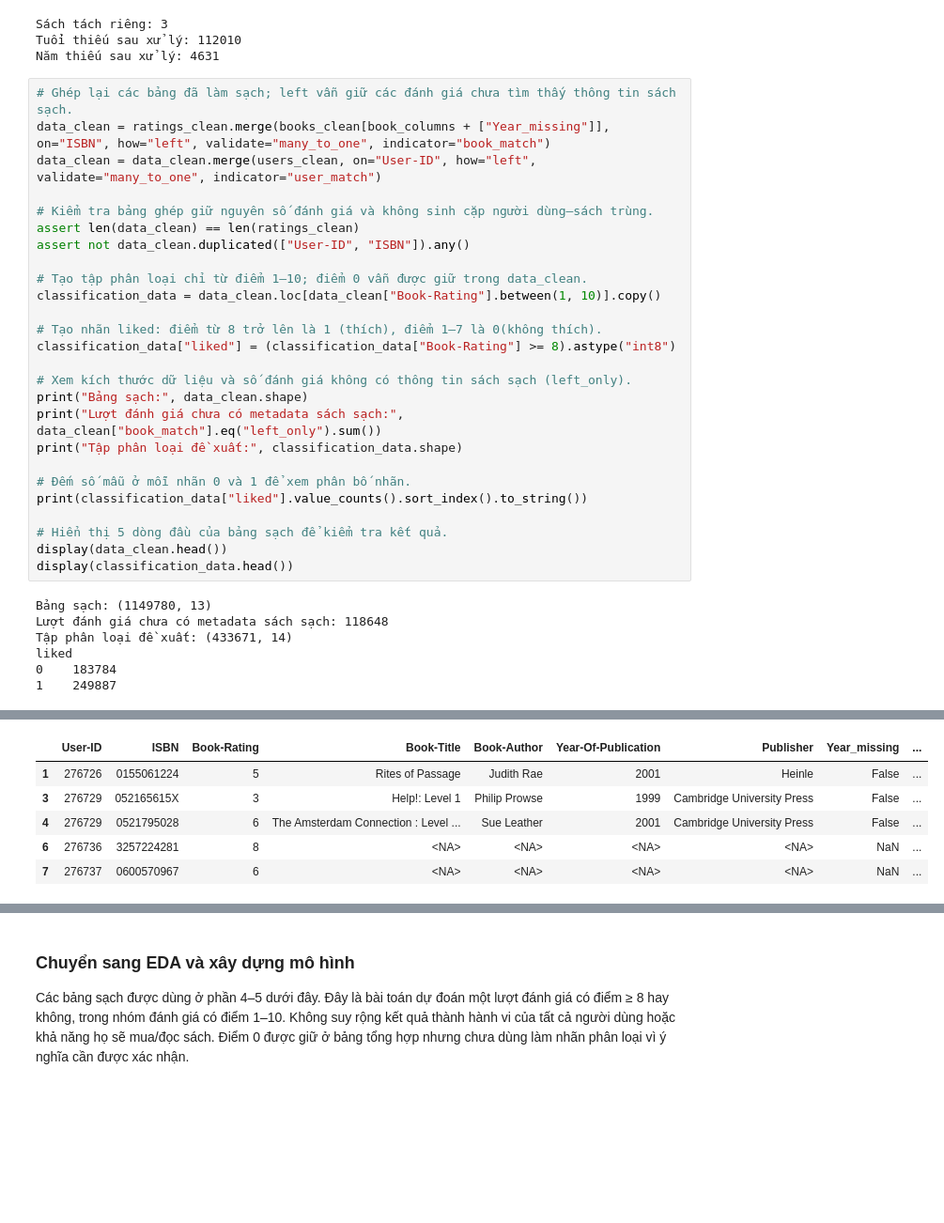
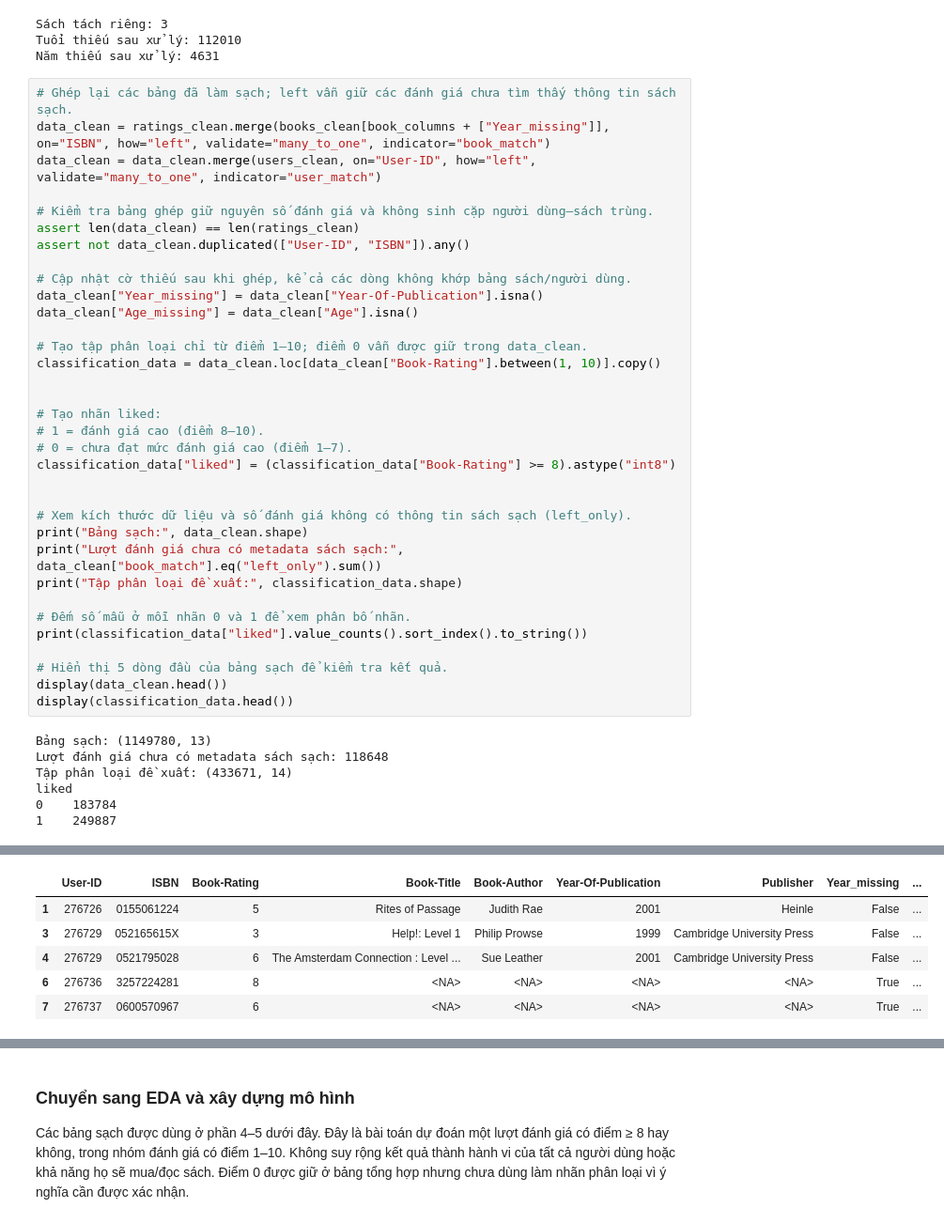
Before and after one commit to Bluenip/Data_analyst_python_midterm_project, a Jupyter notebook: mid_term_code.ipynb, the cells around one changed output, grey strips where cells are left out. Shown at 94% size. Drawn from its saved outputs; the diff is of its cells as text; blank space fills up the shorter version.

```diff
--- a/mid_term_code.ipynb
+++ b/mid_term_code.ipynb
@@ -227,39 +246,47 @@ data_clean = data_clean.merge(users_clean, on="User-ID", how="left", validate="m
 assert len(data_clean) == len(ratings_clean)
 assert not data_clean.duplicated(["User-ID", "ISBN"]).any()
 
+# Cập nhật cờ thiếu sau khi ghép, kể cả các dòng không khớp bảng sách/người dùng.
+data_clean["Year_missing"] = data_clean["Year-Of-Publication"].isna()
+data_clean["Age_missing"] = data_clean["Age"].isna()
+
 # Tạo tập phân loại chỉ từ điểm 1–10; điểm 0 vẫn được giữ trong data_clean.
 classification_data = data_clean.loc[data_clean["Book-Rating"].between(1, 10)].copy()
 
-# Tạo nhãn liked: điểm từ 8 trở lên là 1 (thích), điểm 1–7 là 0(không thích).
+
+# Tạo nhãn liked:
+# 1 = đánh giá cao (điểm 8–10).
+# 0 = chưa đạt mức đánh giá cao (điểm 1–7).
 classification_data["liked"] = (classification_data["Book-Rating"] >= 8).astype("int8")
+
 
 # Xem kích thước dữ liệu và số đánh giá không có thông tin sách sạch (left_only).
 print("Bảng sạch:", data_clean.shape)
 print("Lượt đánh giá chưa có metadata sách sạch:", data_clean["book_match"].eq("left_only").sum())
 print("Tập phân loại đề xuất:", classification_data.shape)
 
 # Đếm số mẫu ở mỗi nhãn 0 và 1 để xem phân bố nhãn.
 print(classification_data["liked"].value_counts().sort_index().to_string())
 
 # Hiển thị 5 dòng đầu của bảng sạch để kiểm tra kết quả.
 display(data_clean.head())
 display(classification_data.head())
 # %% [output]
 Bảng sạch: (1149780, 13)
 Lượt đánh giá chưa có metadata sách sạch: 118648
 Tập phân loại đề xuất: (433671, 14)
 liked
 0    183784
 1    249887
 |  | User-ID | ISBN | Book-Rating | Book-Title | Book-Author | Year-Of-Publication | Publisher | Year_missing | ... |
 | 0 | 276725 | 034545104X | 0 | Flesh Tones: A Novel | M. J. Rose | 2002 | Ballantine Books | False | ... |
 | 1 | 276726 | 0155061224 | 5 | Rites of Passage | Judith Rae | 2001 | Heinle | False | ... |
 | 2 | 276727 | 0446520802 | 0 | The Notebook | Nicholas Sparks | 1996 | Warner Books | False | ... |
 | 3 | 276729 | 052165615X | 3 | Help!: Level 1 | Philip Prowse | 1999 | Cambridge University Press | False | ... |
 | 4 | 276729 | 0521795028 | 6 | The Amsterdam Connection : Level ... | Sue Leather | 2001 | Cambridge University Press | False | ... |
 |  | User-ID | ISBN | Book-Rating | Book-Title | Book-Author | Year-Of-Publication | Publisher | Year_missing | ... |
 | 1 | 276726 | 0155061224 | 5 | Rites of Passage | Judith Rae | 2001 | Heinle | False | ... |
 | 3 | 276729 | 052165615X | 3 | Help!: Level 1 | Philip Prowse | 1999 | Cambridge University Press | False | ... |
 | 4 | 276729 | 0521795028 | 6 | The Amsterdam Connection : Level ... | Sue Leather | 2001 | Cambridge University Press | False | ... |
-| 6 | 276736 | 3257224281 | 8 | <NA> | <NA> | <NA> | <NA> | NaN | ... |
-| 7 | 276737 | 0600570967 | 6 | <NA> | <NA> | <NA> | <NA> | NaN | ... |
+| 6 | 276736 | 3257224281 | 8 | <NA> | <NA> | <NA> | <NA> | True | ... |
+| 7 | 276737 | 0600570967 | 6 | <NA> | <NA> | <NA> | <NA> | True | ... |
```
Also changed, not shown: parts of 12 cells of this notebook, 2 other files.
